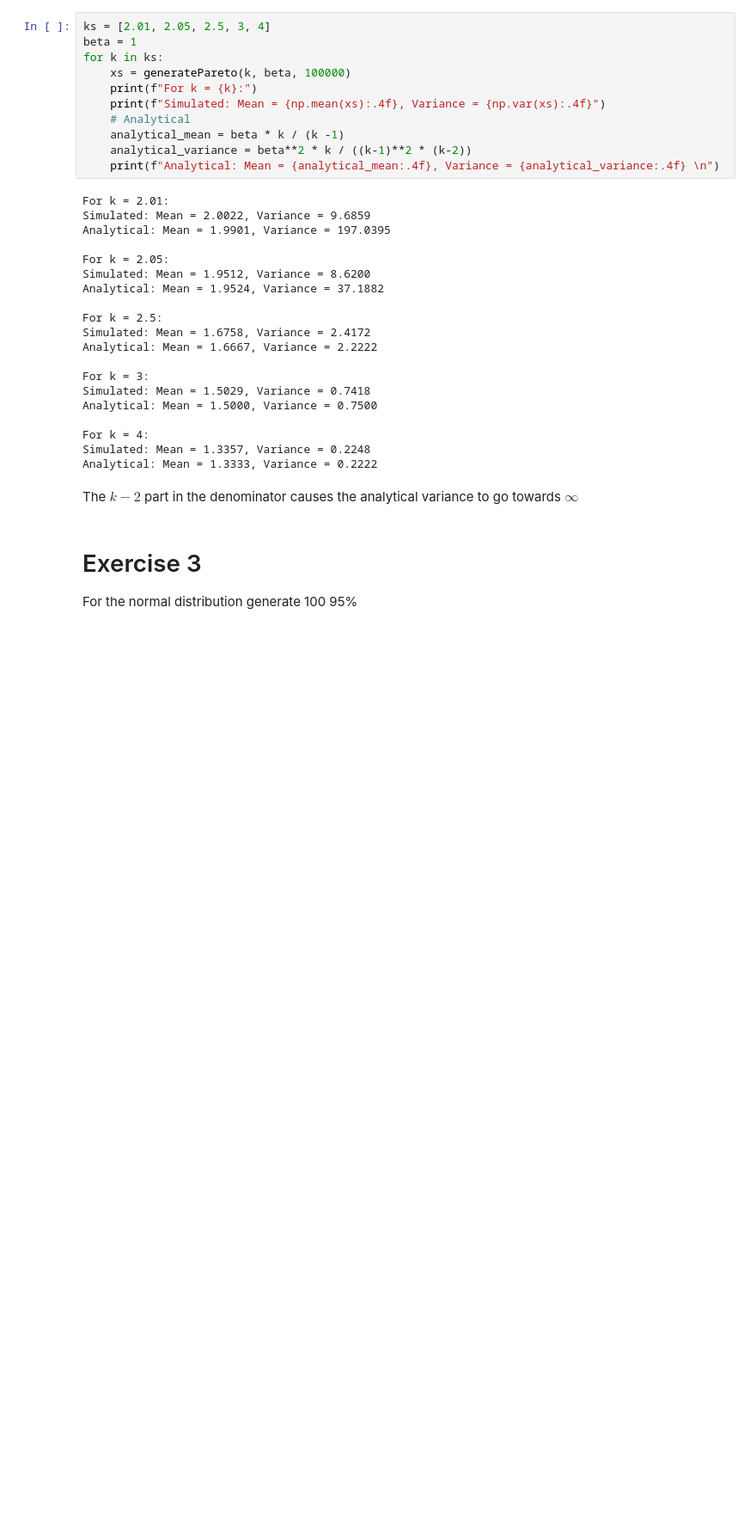
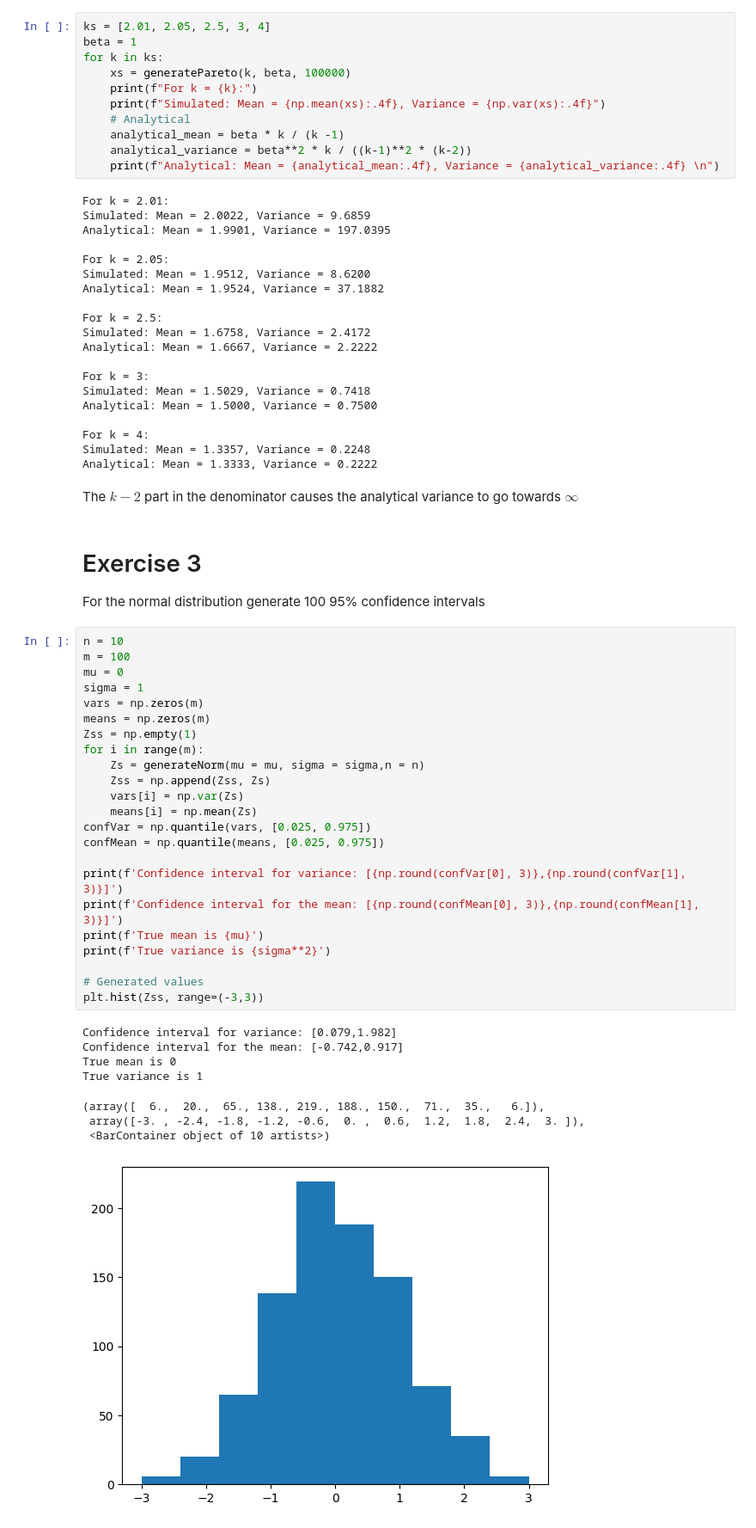
Before and after one commit to MarcusGalea/Stochastic_sim_02443, a Jupyter notebook: Lucas/lucas_day2.ipynb, the cells around one changed output. Shown: that part at 86% size. Saved outputs shown, nothing was run; the diff lists cells and outputs as text; blank space fills up the shorter version.

```diff
--- a/lucas_day2.ipynb
+++ b/Lucas/lucas_day2.ipynb
@@ -242,4 +242,36 @@ Analytical: Mean = 1.3333, Variance = 0.2222
 The $k-2$ part in the denominator causes the analytical variance to go towards $\infty$
 # %% [markdown]
 # Exercise 3
-For the normal distribution generate 100 95%
+For the normal distribution generate 100 95% confidence intervals
+# %%
+n = 10
+m = 100
+mu = 0
+sigma = 1
+vars = np.zeros(m)
+means = np.zeros(m)
+Zss = np.empty(1)
+for i in range(m):
+    Zs = generateNorm(mu = mu, sigma = sigma,n = n)
+    Zss = np.append(Zss, Zs)
+    vars[i] = np.var(Zs)
+    means[i] = np.mean(Zs)
+confVar = np.quantile(vars, [0.025, 0.975])
+confMean = np.quantile(means, [0.025, 0.975])
+
+print(f'Confidence interval for variance: [{np.round(confVar[0], 3)},{np.round(confVar[1], 3)}]')
+print(f'Confidence interval for the mean: [{np.round(confMean[0], 3)},{np.round(confMean[1], 3)}]')
+print(f'True mean is {mu}')
+print(f'True variance is {sigma**2}')
+
+# Generated values
+plt.hist(Zss, range=(-3,3))
+# %% [output]
+Confidence interval for variance: [0.079,1.982]
+Confidence interval for the mean: [-0.742,0.917]
+True mean is 0
+True variance is 1
+(array([  6.,  20.,  65., 138., 219., 188., 150.,  71.,  35.,   6.]),
+ array([-3. , -2.4, -1.8, -1.2, -0.6,  0. ,  0.6,  1.2,  1.8,  2.4,  3. ]),
+ <BarContainer object of 10 artists>)
+[figure, added]
```
Also changed, not shown: parts of 4 cells of this notebook, 1 other file.
